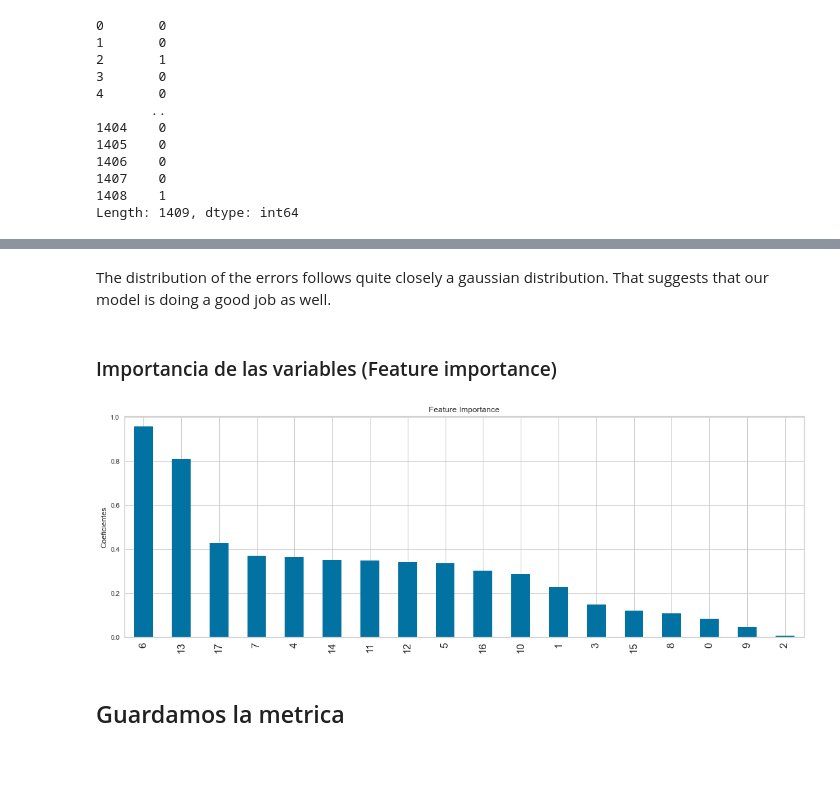
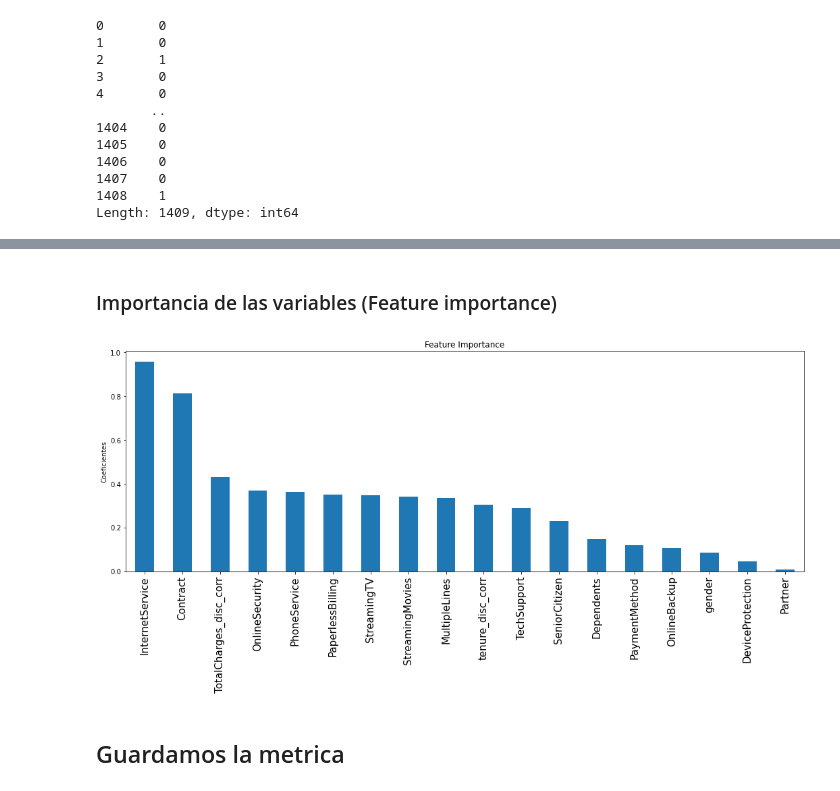
Before and after one commit to proserix/proyecto-telco-main, a Jupyter notebook: Notebooks/03_Telco_pipeline_model_training_Logistic_Reg.ipynb, the cells around one changed output, grey strips where cells are left out. Saved outputs shown, nothing was run; the diff lists cells and outputs as text; code cells hidden in the pictures; blank space fills up the shorter version.

```diff
--- a/Notebooks/03_Telco_pipeline_model_training_Logistic_Reg.ipynb
+++ b/Notebooks/03_Telco_pipeline_model_training_Logistic_Reg.ipynb
@@ -345,19 +297,17 @@ pd.DataFrame(rl.feature_names_in_)
-# %% [markdown]
-The distribution of the errors follows quite closely a gaussian distribution. That suggests that our model is doing a good job as well.
 # %% [markdown]
 ### Importancia de las variables (Feature importance)
 # %%
 # Finalmente, solo por diversión, veamos la importancia de las variables
 
 importance = pd.Series(np.abs(rl.coef_.ravel()))
-#importance.index = features
+importance.index = rl.feature_names_in_
 importance.sort_values(inplace=True, ascending=False)
 importance.plot.bar(figsize=(18,6))
 plt.xticks(size=15)
 plt.ylabel('Coeficientes')
 plt.title('Feature Importance');
 # %% [output]
-[figure, old version]
+[figure, new version]
 # %% [markdown]
 ## Guardamos la metrica
 # %%
```
Also changed, not shown: parts of 9 cells of this notebook, 6 other files.
